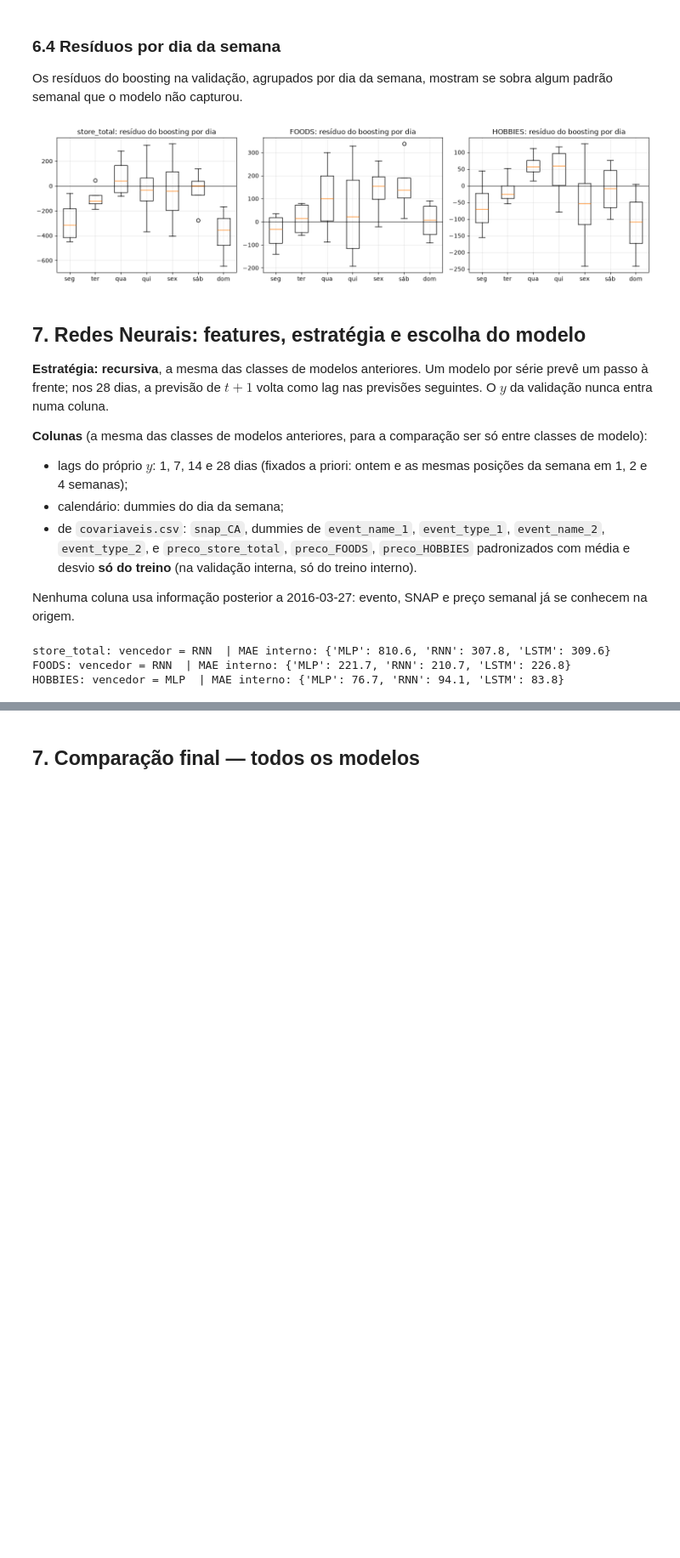
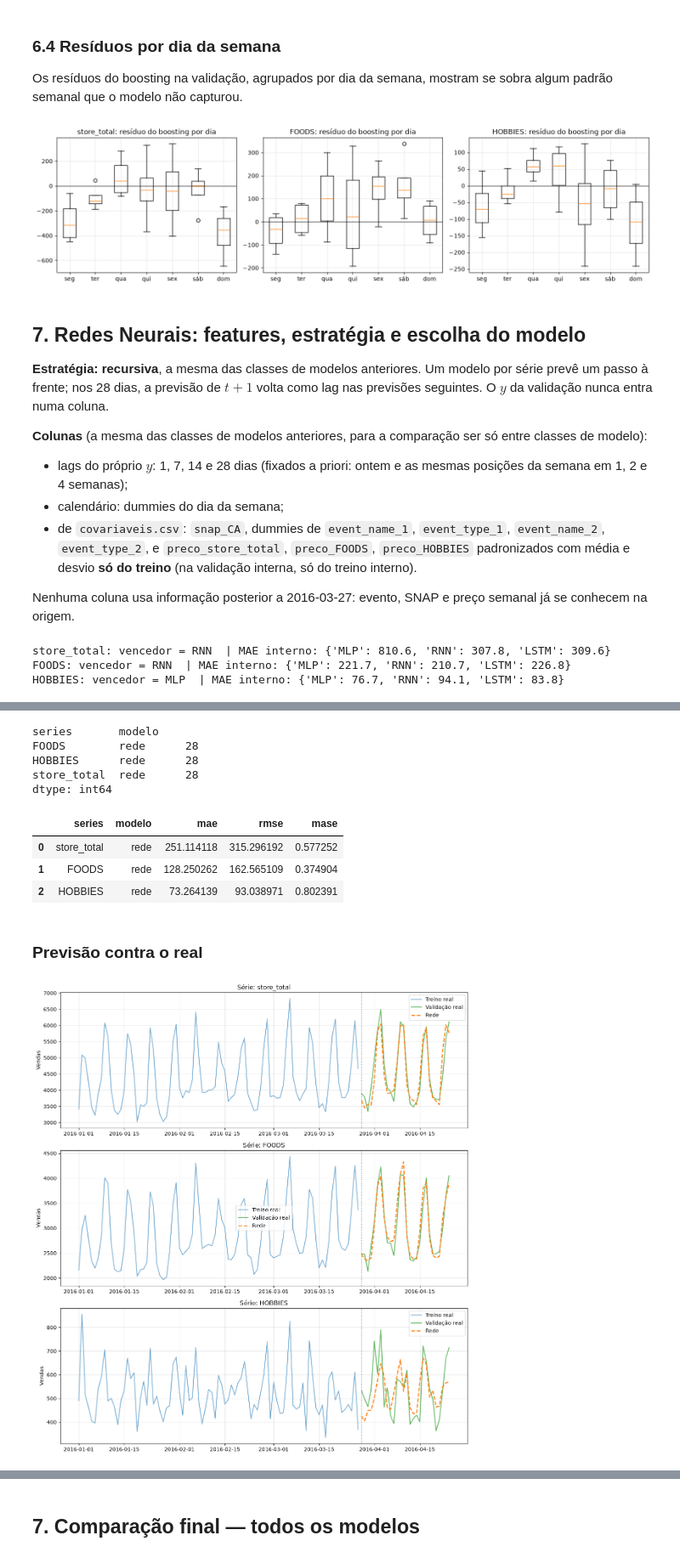
Before and after one commit to JaimeWillianCarneiro/Series-Temporais-G5, a Jupyter notebook: analise_task2.ipynb, the cells around one changed output, grey strips where cells are left out. Shown at 85% size. Saved outputs shown, nothing was run; the diff lists cells and outputs as text; code cells hidden in the pictures; blank space fills up the shorter version.

Commit message:
Add: Adição dos gráficos de previsões contra valores reais nos dados de validação das séries e Erro ao longo do horizonte (semanas).

```diff
--- a/analise_task2.ipynb
+++ b/analise_task2.ipynb
@@ -700,8 +705,8 @@ class TorchAdapter:
     @torch_pandas_decorator
     def predict(
         self,
-        X: pd.DataFrame
-    ) -> pd.DataFrame:
+        X: torch.Tensor
+    ) -> torch.Tensor:
         X = X.to(self.device)
 
         # Aplica a MESMA normalizacao calculada no fit
@@ -762,0 +789,71 @@ HOBBIES: vencedor = GradientBoosting | MAE interno: {'RandomForest': 76.1, 'Grad
+# %%
+lista_redes = []
+for serie in series:
+    pacote = joblib.load(f'modelo_rede_{serie}.pkl')
+    yhat   = prever_recursivo(pacote['modelo'], treino_hist[serie].values, cov_val)
+    for d, y in zip(cov_val['date'], yhat):
+        lista_redes.append({
+            'date': d.strftime('%Y-%m-%d'),
+            'series': serie,
+            'modelo': 'rede',
+            'yhat': y
+        })
+df_previsoes_rede = pd.DataFrame(lista_redes)
+
+arq          = Path('saidas/previsoes_validacao.csv')
+antigo       = pd.read_csv(arq)
+df_previsoes = pd.concat([antigo[~antigo['modelo'].eq('rede')], df_previsoes_rede], ignore_index=True)
+df_previsoes.to_csv(arq, index=False)
+df_previsoes_rede.groupby(['series', 'modelo']).size()
+# %% [output]
+series       modelo
+FOODS        rede      28
+HOBBIES      rede      28
+store_total  rede      28
+dtype: int64
+# %%
+treino, val = carregar_dados(RAIZ)
+lista_m = []
+for serie in series:
+    p = df_previsoes_rede[df_previsoes_rede['series'] == serie].assign(date=lambda x: pd.to_datetime(x['date']))
+    j = val[['date', serie]].merge(p[['date', 'yhat']], on='date', how='left')
+    assert len(j) == 28 and j['yhat'].notna().all(), f'previsões incompletas para {serie}'
+    mae, rmse, mase = calcular_metricas(treino[serie].values, j[serie].values, j['yhat'].values)
+    lista_m.append({'series': serie, 'modelo': 'rede', 'mae': mae, 'rmse': rmse, 'mase': mase})
+df_rede = pd.DataFrame(lista_m)
+
+arq = Path('saidas/metricas.csv')
+antigo = pd.read_csv(arq)
+df_metricas = pd.concat([antigo[~antigo['modelo'].eq('rede')], df_rede], ignore_index=True)
+df_metricas.to_csv(arq, index=False)
+df_rede
+# %% [output]
+|  | series | modelo | mae | rmse | mase |
+| 0 | store_total | rede | 251.114118 | 315.296192 | 0.577252 |
+| 1 | FOODS | rede | 128.250262 | 162.565109 | 0.374904 |
+| 2 | HOBBIES | rede | 73.264139 | 93.038971 | 0.802391 |
+# %% [markdown]
+### Previsão contra o real
+# %%
+# Carregamento dos dados
+treino = pd.read_csv('dados/treino.csv', parse_dates=['date'])
+val    = pd.read_csv('dados/validacao.csv', parse_dates=['date'])
+prev   = pd.read_csv('saidas/previsoes_validacao.csv', parse_dates=['date'])
+prev   = prev[prev['modelo'] == 'rede']
+series = ['store_total', 'FOODS', 'HOBBIES']
+
+# Plot por serie
+fig, axes = plt.subplots(nrows=3, ncols=1, figsize=(12, 13))
+for ax, serie in zip(axes, series):
+    rec = treino[treino['date'] >= '2016-01-01']
+    p   = prev[prev['series'] == serie].sort_values('date')
+
+    ax.plot(rec['date'], rec[serie], label='Treino real', color='tab:blue', alpha=0.6)
+    ax.plot(val['date'], val[serie], label='Validação real', color='tab:green', alpha=0.8)
+    ax.plot(p['date'], p['yhat'], label='Rede', color='tab:orange', linewidth=2, linestyle='--')
+    ax.axvline(pd.Timestamp('2016-03-28'), color='gray', linestyle=':')
+    ax.set_title(f'Série: {serie}'); ax.set_ylabel('Vendas'); ax.legend(); ax.grid(True, alpha=0.3)
+
+fig.tight_layout(); plt.show()
+# %% [output]
+[figure, added]
```
Also changed, not shown: parts of 7 cells of this notebook.
